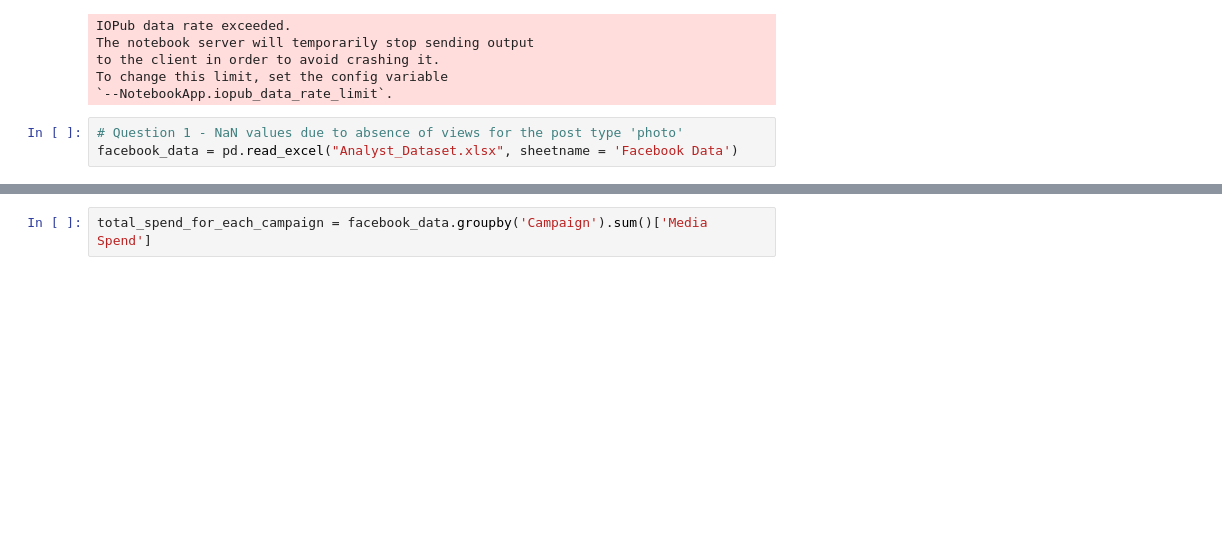
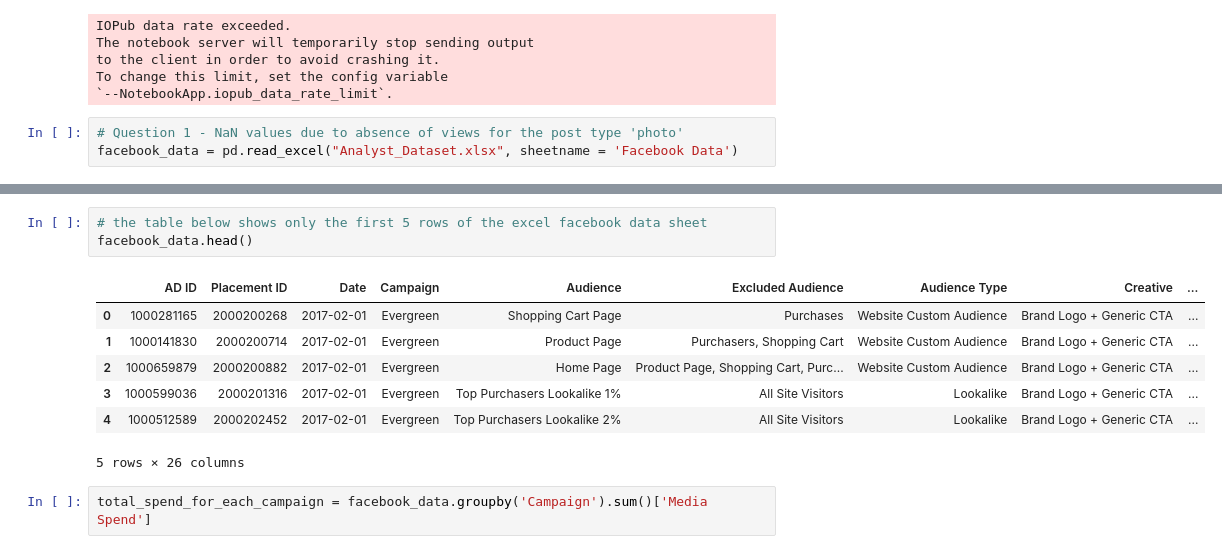
Before and after one commit to mali3325/Analyst_Dataset_Results, a Jupyter notebook: .gitignore/analyst_dataset.ipynb, the cells around one changed output, grey strips where cells are left out. Saved outputs shown, nothing was run; the diff lists cells and outputs as text; blank space fills up the shorter version.

```diff
--- a/.gitignore/analyst_dataset.ipynb
+++ b/.gitignore/analyst_dataset.ipynb
@@ -43,3 +46,14 @@ facebook_data
+# %%
+# the table below shows only the first 5 rows of the excel facebook data sheet
+facebook_data.head()
+# %% [output]
+|  | AD ID | Placement ID | Date | Campaign | Audience | Excluded Audience | Audience Type | Creative | ... |
+| 0 | 1000281165 | 2000200268 | 2017-02-01 | Evergreen | Shopping Cart Page | Purchases | Website Custom Audience | Brand Logo + Generic CTA | ... |
+| 1 | 1000141830 | 2000200714 | 2017-02-01 | Evergreen | Product Page | Purchasers, Shopping Cart | Website Custom Audience | Brand Logo + Generic CTA | ... |
+| 2 | 1000659879 | 2000200882 | 2017-02-01 | Evergreen | Home Page | Product Page, Shopping Cart, Purc... | Website Custom Audience | Brand Logo + Generic CTA | ... |
+| 3 | 1000599036 | 2000201316 | 2017-02-01 | Evergreen | Top Purchasers Lookalike 1% | All Site Visitors | Lookalike | Brand Logo + Generic CTA | ... |
+| 4 | 1000512589 | 2000202452 | 2017-02-01 | Evergreen | Top Purchasers Lookalike 2% | All Site Visitors | Lookalike | Brand Logo + Generic CTA | ... |
+5 rows × 26 columns
 # %%
 total_spend_for_each_campaign = facebook_data.groupby('Campaign').sum()['Media Spend']
 # %%
```
Also changed, not shown: parts of 2 cells of this notebook.
